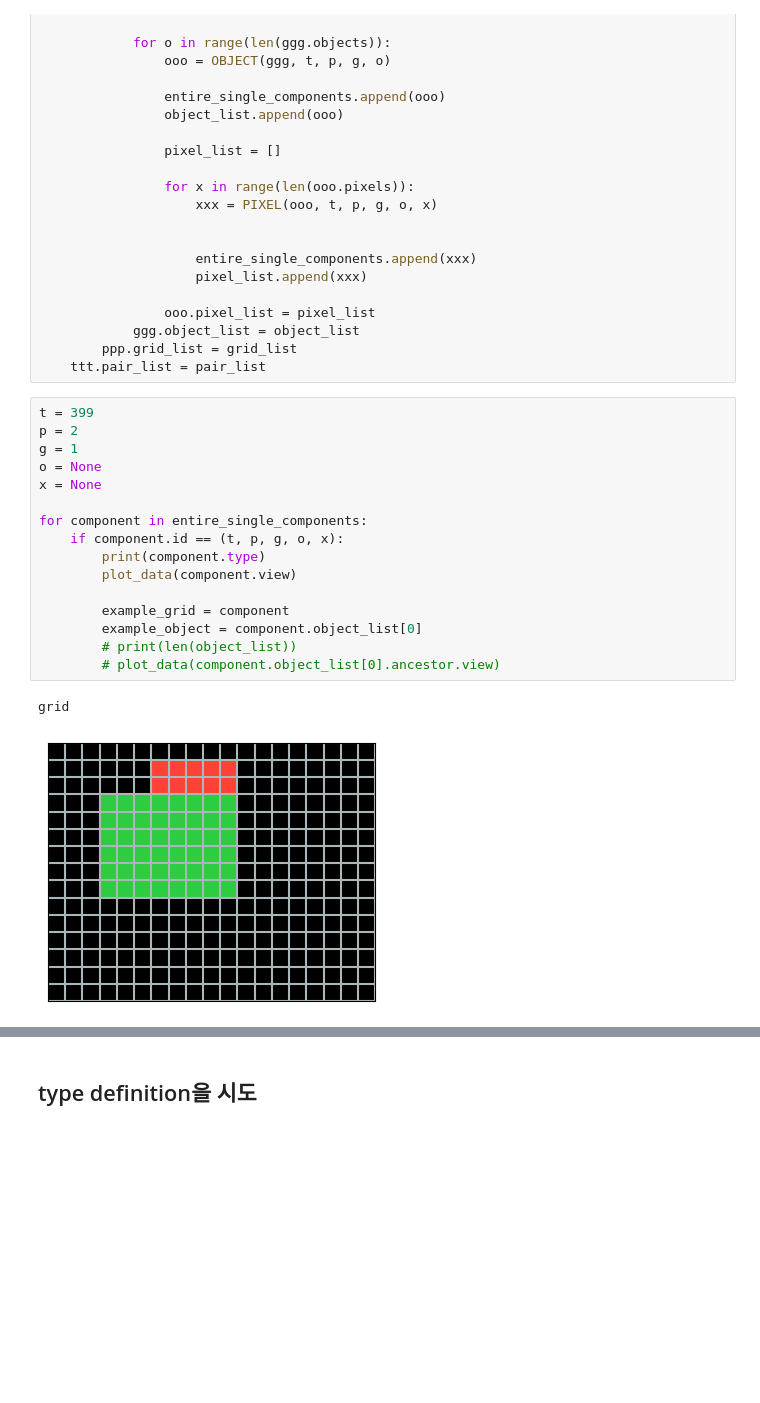
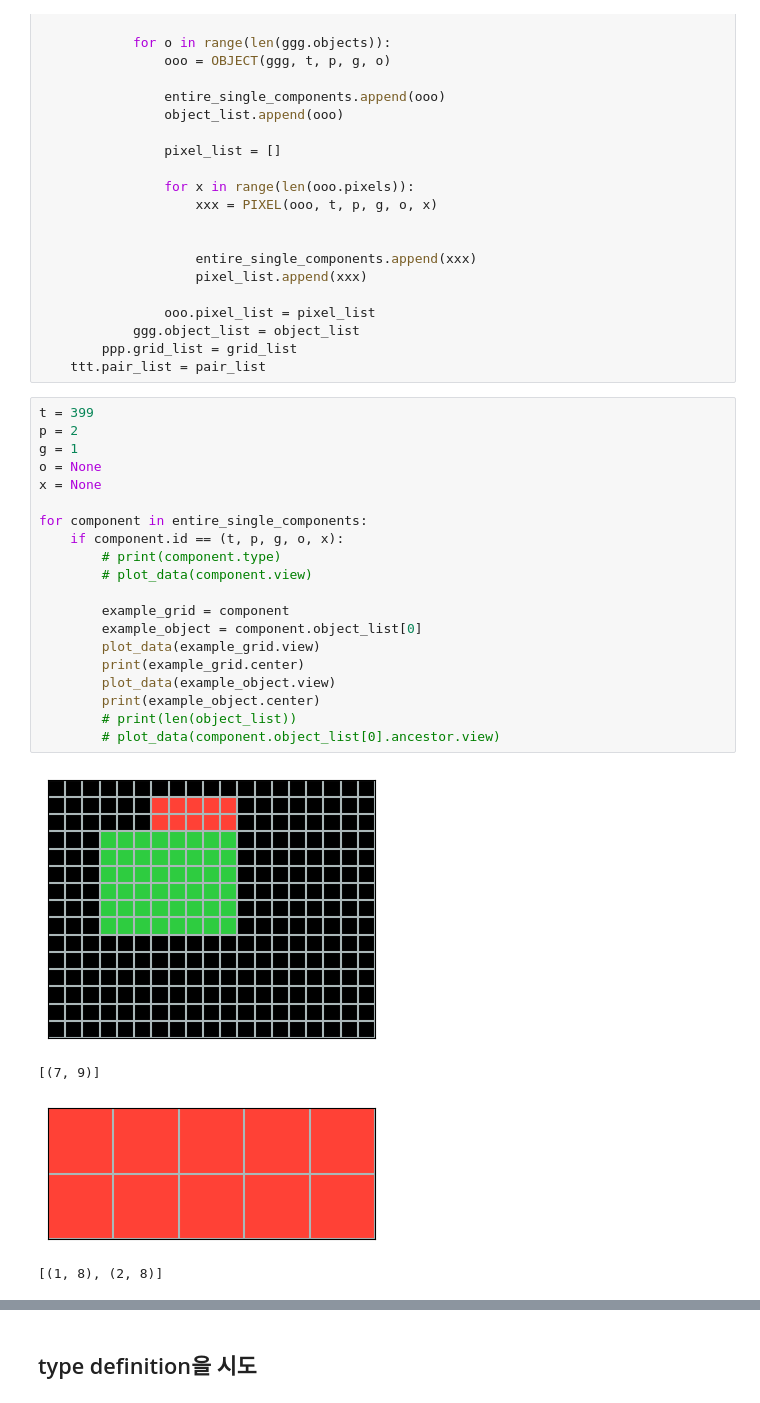
Before and after one commit to Albertree/ARC_Fundamentals, a Jupyter notebook: hhhh.ipynb, the cells around one changed output, grey strips where cells are left out. Cells and saved outputs as stored; diff of their text form; blank space fills up the shorter version.

```diff
--- a/hhhh.ipynb
+++ b/hhhh.ipynb
@@ -72,22 +72,28 @@ for t in range(len(tasks)):
 # %%
 t = 399
 p = 2
 g = 1
 o = None
 x = None
 
 for component in entire_single_components:
     if component.id == (t, p, g, o, x):
-        print(component.type)
-        plot_data(component.view)
+        # print(component.type)
+        # plot_data(component.view)
 
         example_grid = component
         example_object = component.object_list[0]
+        plot_data(example_grid.view)
+        print(example_grid.center)
+        plot_data(example_object.view)
+        print(example_object.center)
         # print(len(object_list))
         # plot_data(component.object_list[0].ancestor.view)
 # %% [output]
+[figure]
-grid
+[(7, 9)]
-[figure]
+[figure, added]
+[(1, 8), (2, 8)]
 # %%
 from DSL.transformation_DSL import *
 
```
Also changed, not shown: parts of 2 cells of this notebook, 4 other files.
